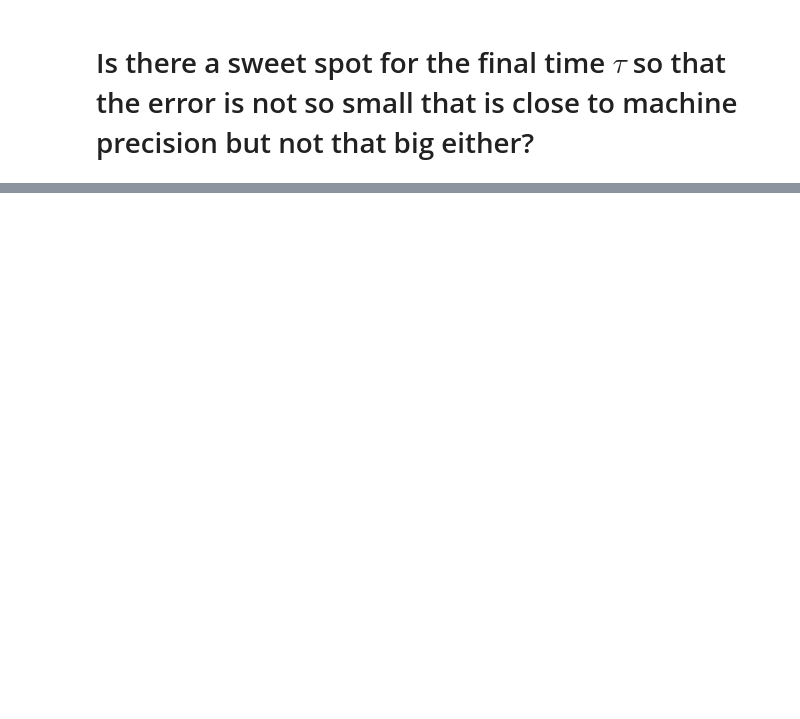
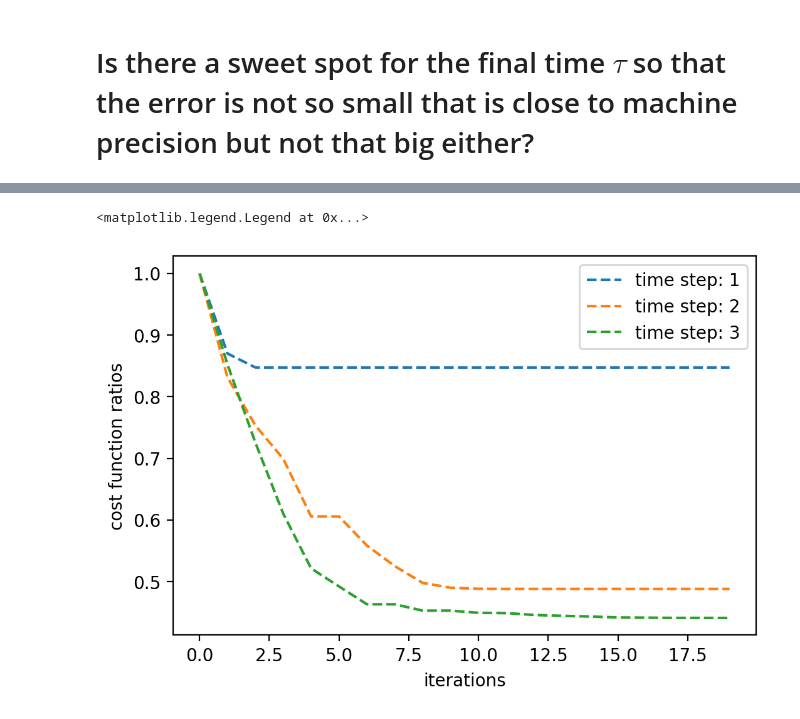
Before and after one commit to EmilianoG-byte/opentn, a Jupyter notebook: experiments/trust_region_taus.ipynb, the cells around one changed output, grey strips where cells are left out. Cells and saved outputs as stored; diff of their text form; code cells hidden in the pictures; blank space fills up the shorter version.

```diff
--- a/experiments/trust_region_taus.ipynb
+++ b/experiments/trust_region_taus.ipynb
@@ -34,0 +216,5 @@ from opentn.stiefel import retract_stiefel
+# %%
+xs_timestep_1_tau_2 = [super2ortho(x.real, rank=2) for x in get_kitaev_trotter_local_ansatz(gamma, tau, n=1)]
+xs_timestep_1_tau_2_opt, f_timestep_1_tau_2_opt, radius_timestep_1_tau_2_opt = riemannian_trust_region_optimize(
+    f_stiefel, retract_stiefel, grad_stiefel, hessian_stiefel, xs_timestep_1_tau_2, save_x=True, niter=20
+)
@@ -34,0 +239,4 @@ from opentn.stiefel import retract_stiefel
+# %%
+xs_timestep_2_tau_2 = [super2ortho(x.real, rank=2) for x in get_kitaev_trotter_local_ansatz(gamma, tau, n=2)]
+xs_timestep_2_tau_2_opt, f_timestep_2_tau_2_opt, radius_timestep_2_tau_2_opt = riemannian_trust_region_optimize(
+    f_stiefel, retract_stiefel, grad_stiefel, hessian_stiefel, xs_timestep_2_tau_2, save_x=True, niter=20)
@@ -34,0 +261,4 @@ from opentn.stiefel import retract_stiefel
+# %%
+xs_timestep_3_tau_2 = [super2ortho(x.real, rank=2) for x in get_kitaev_trotter_local_ansatz(gamma, tau, n=3)]
+xs_timestep_3_tau_2_opt, f_timestep_3_tau_2_opt, radius_timestep_3_tau_2_opt = riemannian_trust_region_optimize(
+    f_stiefel, retract_stiefel, grad_stiefel, hessian_stiefel, xs_timestep_3_tau_2, save_x=True, niter=20)
@@ -34,0 +283,5 @@ from opentn.stiefel import retract_stiefel
+# %%
+# cost function ratios for different time steps
+ratios_tau_2_ts_1 = [cost/f_timestep_1_tau_2_opt[0] for cost in f_timestep_1_tau_2_opt]
+ratios_tau_2_ts_2 = [cost/f_timestep_2_tau_2_opt[0] for cost in f_timestep_2_tau_2_opt]
+ratios_tau_2_ts_3 = [cost/f_timestep_3_tau_2_opt[0] for cost in f_timestep_3_tau_2_opt]
@@ -34,0 +291,11 @@ from opentn.stiefel import retract_stiefel
+# %%
+plt.figure(dpi=200)
+plt.ylabel('cost function ratios')
+plt.xlabel('iterations')
+plt.plot(ratios_tau_2_ts_1, '--', label='time step: 1')
+plt.plot(ratios_tau_2_ts_2, '--', label='time step: 2')
+plt.plot(ratios_tau_2_ts_3 , '--', label='time step: 3')
+plt.legend()
+# %% [output]
+<matplotlib.legend.Legend at 0x...>
+[figure, added]
```
Also changed, not shown: parts of 51 cells of this notebook, 2 other files.
